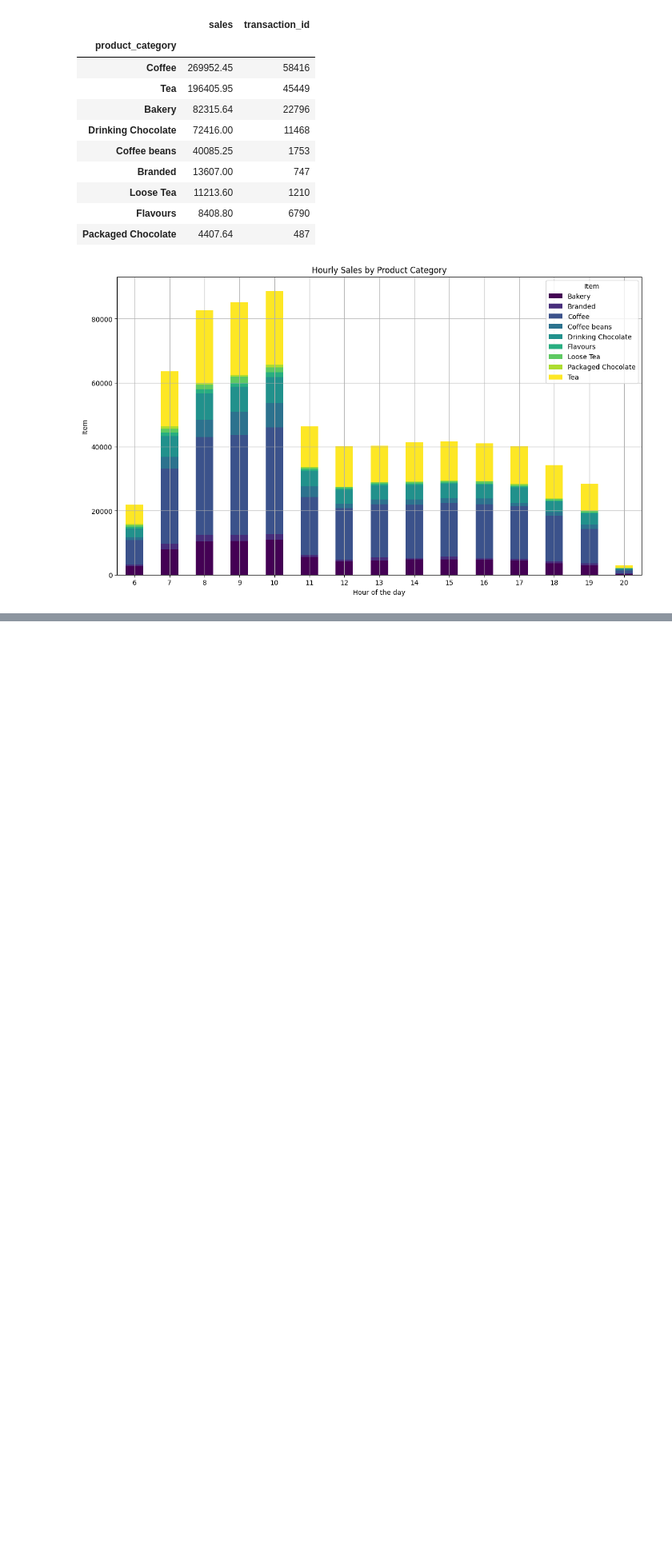
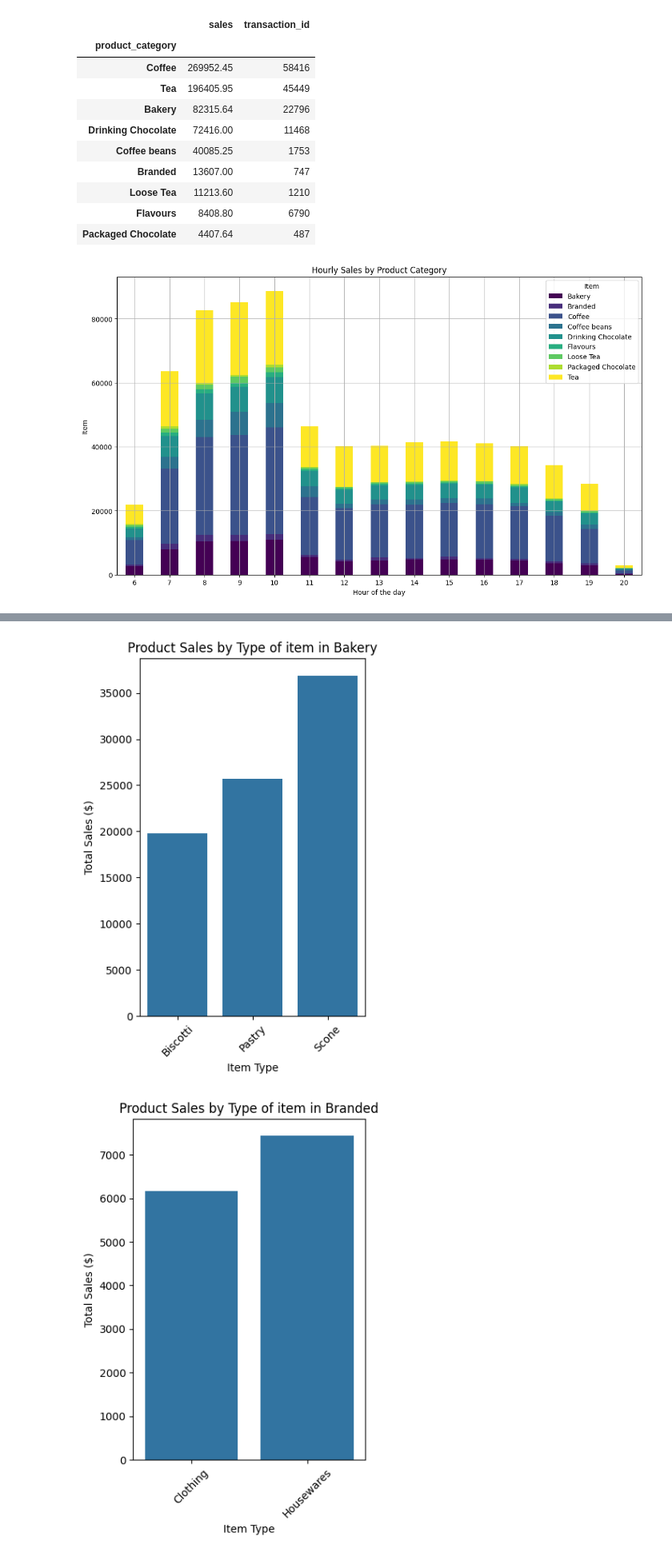
Before and after one commit to atharvaaswale/coffee-shop-sales, a Jupyter notebook: coffee_shop_sales.ipynb, the cells around one changed output, grey strips where cells are left out. Shown at 80% size. Cells and saved outputs as stored; diff of their text form; code cells hidden in the pictures; blank space fills up the shorter version.

Commit message:
Average sales of each category Sales by product type Product Type & Product Category

```diff
--- a/coffee_shop_sales.ipynb
+++ b/coffee_shop_sales.ipynb
@@ -292,0 +348,4 @@ plt.show()
+# %%
+product_sales_df = df.groupby(['product_category', 'product_type'])['sales']
+product_sales_df = product_sales_df.sum().reset_index()
+product_sales_df
@@ -292,0 +370,20 @@ plt.show()
+# %%
+categoris = product_sales_df['product_category'].unique()
+
+for category in categoris:
+
+  plt.figure(figsize=(4,6))
+
+  category_data = product_sales_df[product_sales_df['product_category'] == category]
+
+  sns.barplot(data=category_data, x='product_type', y='sales')
+
+  plt.title(f'Product Sales by Type of item in {category}')
+  plt.xlabel('Item Type')
+  plt.ylabel('Total Sales ($)')
+  plt.xticks(rotation=45)
+  plt.tight_layout()
+  plt.show()
+# %% [output]
+[figure, added]
+[figure, added]
```
Also changed, not shown: parts of 6 cells of this notebook.
